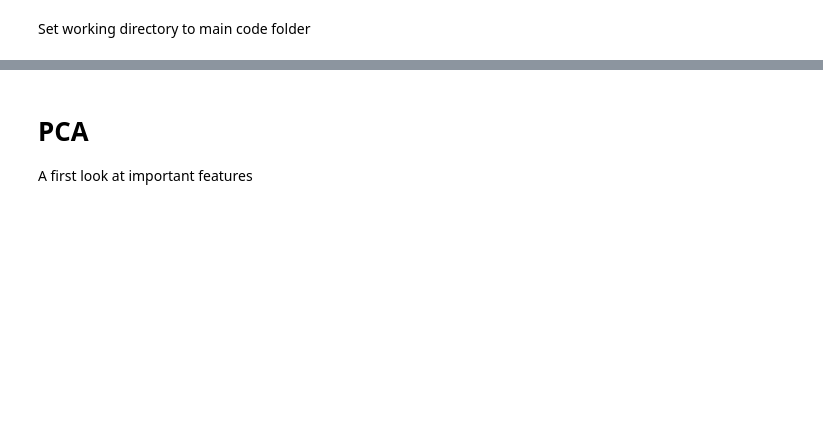
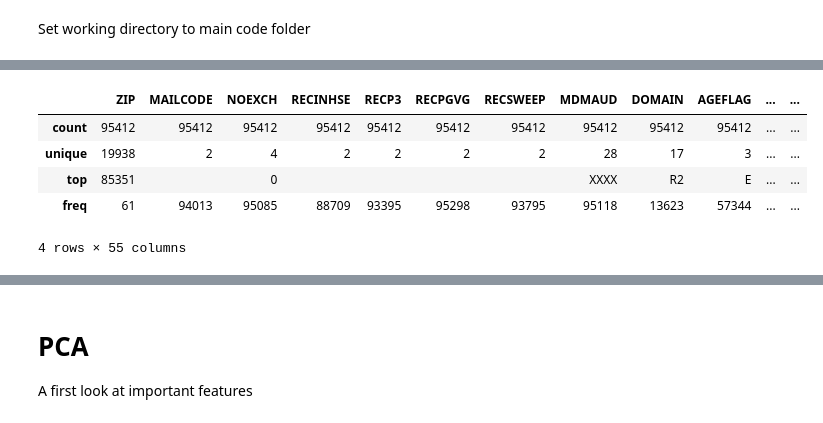
Before and after one commit to datarian/master-thesis-msc-statistics, a Jupyter notebook: code/jupyter_notebooks/eda.ipynb, the cells around one changed output, grey strips where cells are left out. Drawn from its saved outputs; the diff is of its cells as text; code cells hidden in the pictures; blank space fills up the shorter version.

```diff
--- a/code/jupyter_notebooks/eda.ipynb
+++ b/code/jupyter_notebooks/eda.ipynb
@@ -280,0 +81,3 @@ temp.cat.categories
+# %%
+objects = learning_raw.select_dtypes(include='object').columns
+print(objects)
@@ -280,0 +94,9 @@ temp.cat.categories
+# %%
+learning_raw.loc[:,objects].describe()
+# %% [output]
+|  | ZIP | MAILCODE | NOEXCH | RECINHSE | RECP3 | RECPGVG | RECSWEEP | MDMAUD | DOMAIN | AGEFLAG | ... | ... |
+| count | 95412 | 95412 | 95412 | 95412 | 95412 | 95412 | 95412 | 95412 | 95412 | 95412 | ... | ... |
+| unique | 19938 | 2 | 4 | 2 | 2 | 2 | 2 | 28 | 17 | 3 | ... | ... |
+| top | 85351 |  | 0 |  |  |  |  | XXXX | R2 | E | ... | ... |
+| freq | 61 | 94013 | 95085 | 88709 | 93395 | 95298 | 93795 | 95118 | 13623 | 57344 | ... | ... |
+4 rows × 55 columns
```
Also changed, not shown: parts of 82 cells of this notebook, 10 other files.
